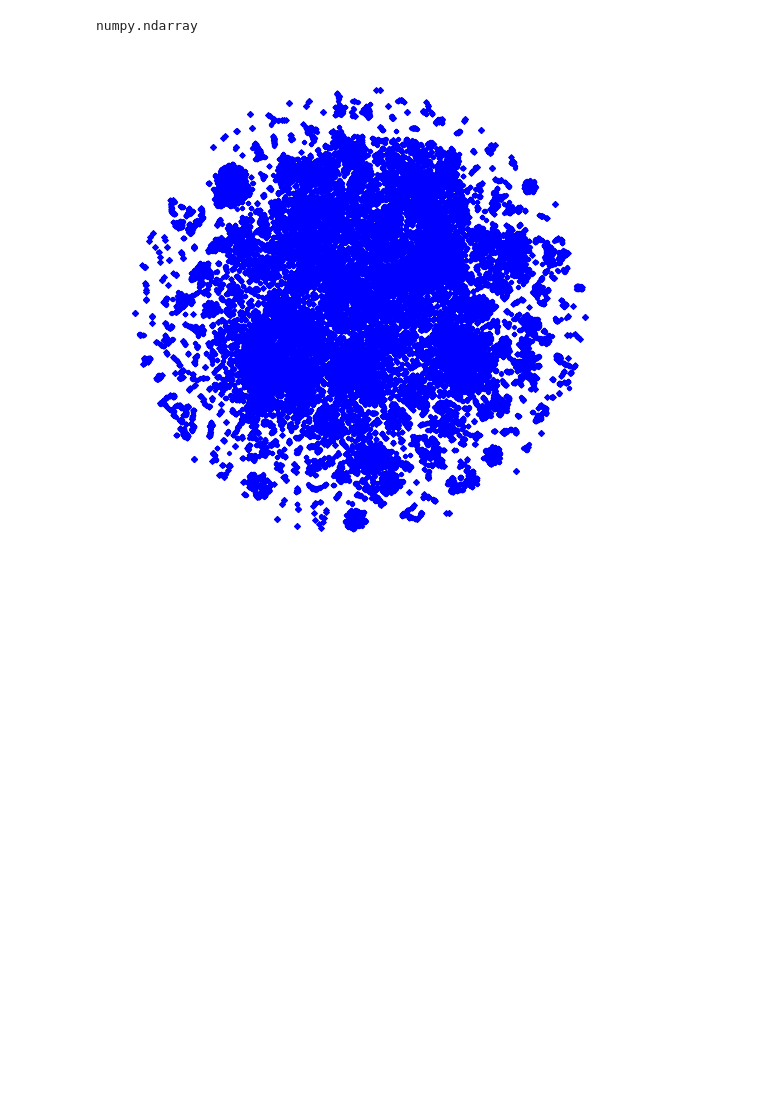
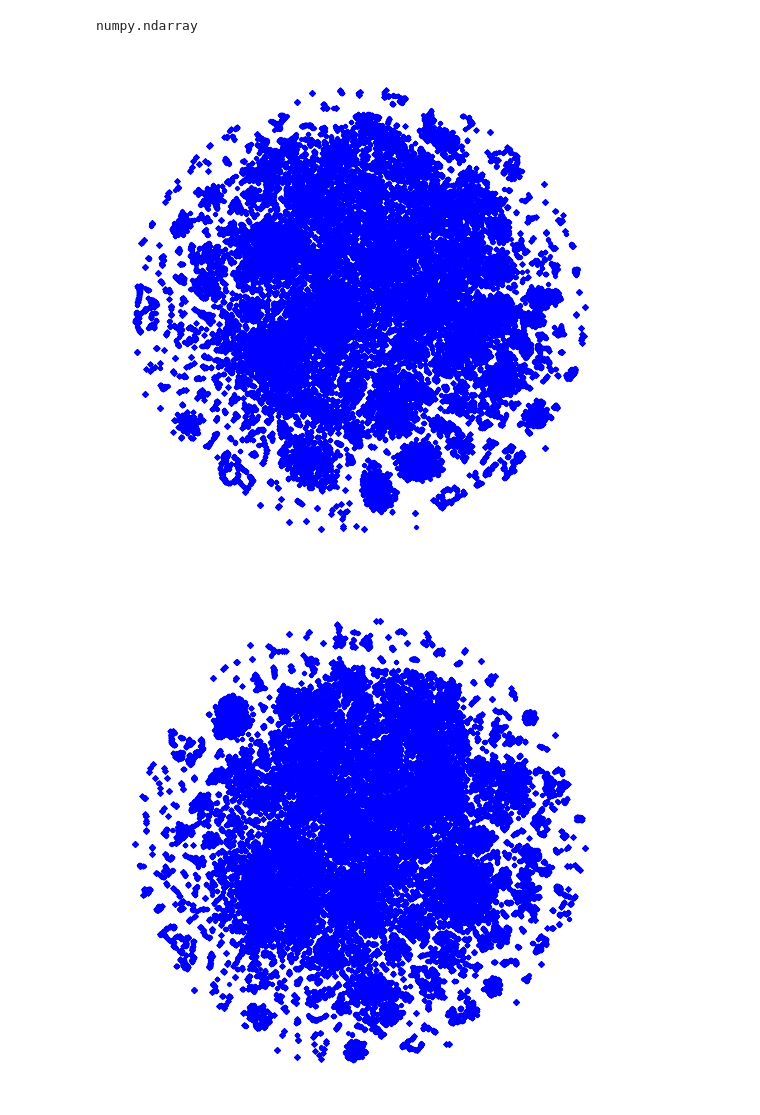
Before and after one commit to ZivaUrbancic/enviroLENS, a Jupyter notebook: src/notebooks/document_embeddings.ipynb, the cells around one changed output. Drawn from its saved outputs; the diff is of its cells as text; code cells hidden in the pictures; blank space fills up the shorter version.

Commit message:
Implemented tfidf weighing

```diff
--- a/src/notebooks/document_embeddings.ipynb
+++ b/src/notebooks/document_embeddings.ipynb
@@ -187,20 +215,20 @@ def simple_docemb(text, stopwords, wv):
 We embed documents in our database. As shown before the total number of documents in the database is more than 100.000, so we limit ourselves and embed only 15.000.
 # %%
 # %load -s dataset_embedding document_embeddings.py
-def dataset_embedding(dataset, stopwords, wv, document_embedding):
+def dataset_embedding(dataset, stopwords, wv, document_embedding, all_occurances=True, tfidf_weights=True):
     """Creates the dataset embeddings given a document_embedding function"""
 
     embeddings = np.zeros((len(dataset), wv.vector_size), dtype=np.float32)
     for id, document in enumerate(dataset):
         text = document['document_text']
-        embeddings[id,:] = document_embedding(text, stopwords, wv)
+        embeddings[id,:] = document_embedding(text, stopwords, wv, all_occurances, tfidf_weights)
         if id % 5000 == 0:
             print('Processed document number = {}'.format(id))
     return embeddings
 # %%
 if not load_from_pickle:
     limit = N
-    we = dataset_embedding(documents[:limit], stop_words, wiki_en_model, simple_docemb)
+    we = dataset_embedding(documents[:limit], stop_words, wiki_en_model, simple_docemb, tfidf_weights=False)
 # %% [markdown]
 We filter through them and pick only the ones with non-zero embeddings (the ones with 'document_text' differet then 'None').
 # %%
@@ -219,6 +247,23 @@ if not load_from_pickle:
 type(docembeddings_transformed)
 # %% [output]
 numpy.ndarray
+# %%
+if not load_from_pickle:
+    limit = N
+    we_with_tfidf = dataset_embedding(documents[:limit], stop_words, wiki_en_model, simple_docemb)
+# %%
+if not load_from_pickle:
+    docembeddings_with_tfidf_transformed = TSNE(n_components=2, random_state=rand_seed).fit_transform(we_with_tfidf)
+# %%
+x, y = docembeddings_with_tfidf_transformed.transpose()[0], docembeddings_with_tfidf_transformed.transpose()[1]
+# draw the points into the landscape
+fig, ax = plt.subplots(figsize=(4, 4), dpi=160, facecolor='w')
+ax.scatter(x,  y,  2, marker='x', c='b')
+# show the image
+plt.axis('off')
+plt.show()
+# %% [output]
+[figure, added]
 # %%
 # XX = docembeddings_transformed[:4000, :]
 # XX.shape
```
Also changed, not shown: parts of 11 cells of this notebook, 2 other files.
